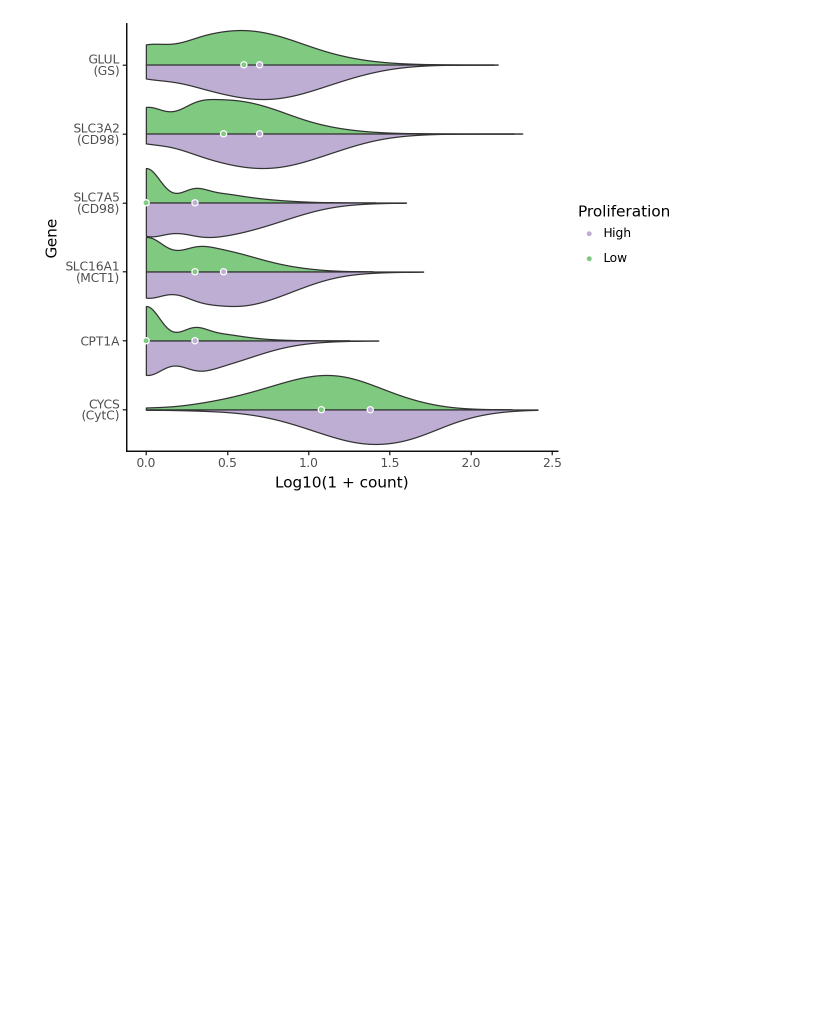
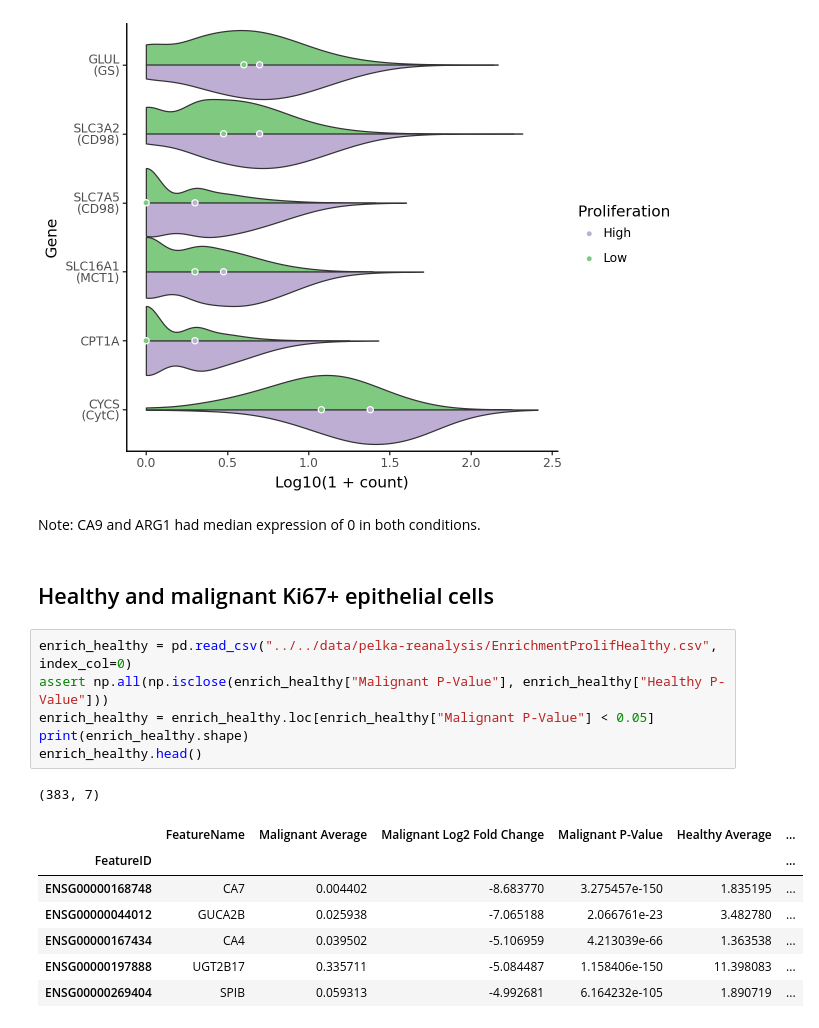
Before and after one commit to HartmannLab/MIBI-Analysis_Hamburg_CRC_TMA_2024, a Jupyter notebook: notebooks/validation/Pelka.ipynb, the cells around one changed output. Drawn from its saved outputs; the diff is of its cells as text; blank space fills up the shorter version.

```diff
--- a/notebooks/validation/Pelka.ipynb
+++ b/notebooks/validation/Pelka.ipynb
@@ -88,3 +88,22 @@ ggsave(gp, "../../figures/fig6/expression_ki67_cancer_pelka.pdf", width = 6, hei
 gp
 # %% [output]
 [figure]
+# %% [markdown]
+Note: CA9 and ARG1 had median expression of 0 in both conditions.
+# %% [markdown]
+## Healthy and malignant Ki67+ epithelial cells
+# %%
+enrich_healthy = pd.read_csv("../../data/pelka-reanalysis/EnrichmentProlifHealthy.csv", index_col=0)
+assert np.all(np.isclose(enrich_healthy["Malignant P-Value"], enrich_healthy["Healthy P-Value"]))
+enrich_healthy = enrich_healthy.loc[enrich_healthy["Malignant P-Value"] < 0.05]
+print(enrich_healthy.shape)
+enrich_healthy.head()
+# %% [output]
+(383, 7)
+|  | FeatureName | Malignant Average | Malignant Log2 Fold Change | Malignant P-Value | Healthy Average | ... |
+| FeatureID |  |  |  |  |  | ... |
+| ENSG00000168748 | CA7 | 0.004402 | -8.683770 | 3.275457e-150 | 1.835195 | ... |
+| ENSG00000044012 | GUCA2B | 0.025938 | -7.065188 | 2.066761e-23 | 3.482780 | ... |
+| ENSG00000167434 | CA4 | 0.039502 | -5.106959 | 4.213039e-66 | 1.363538 | ... |
+| ENSG00000197888 | UGT2B17 | 0.335711 | -5.084487 | 1.158406e-150 | 11.398083 | ... |
+| ENSG00000269404 | SPIB | 0.059313 | -4.992681 | 6.164232e-105 | 1.890719 | ... |
```
Also changed, not shown: parts of 6 cells of this notebook.
